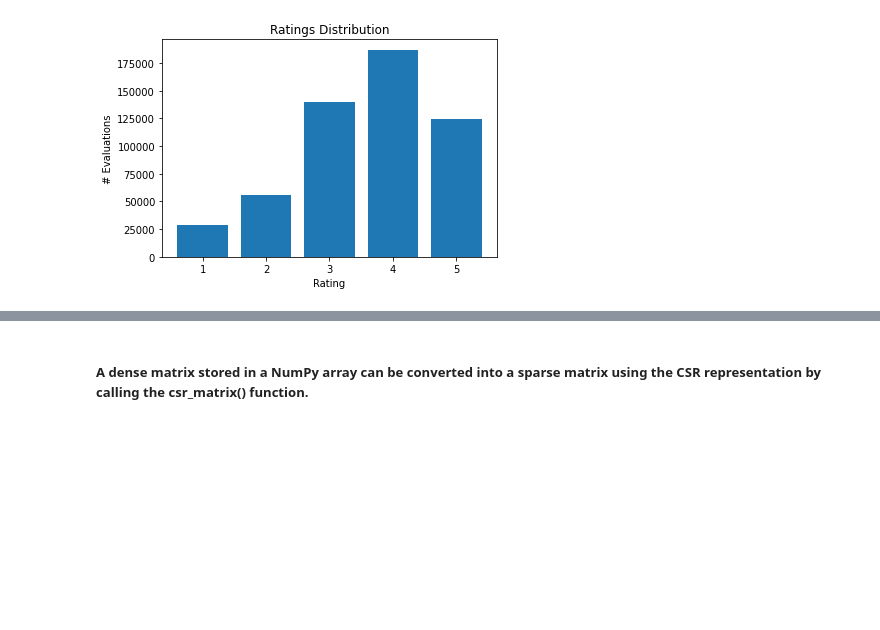
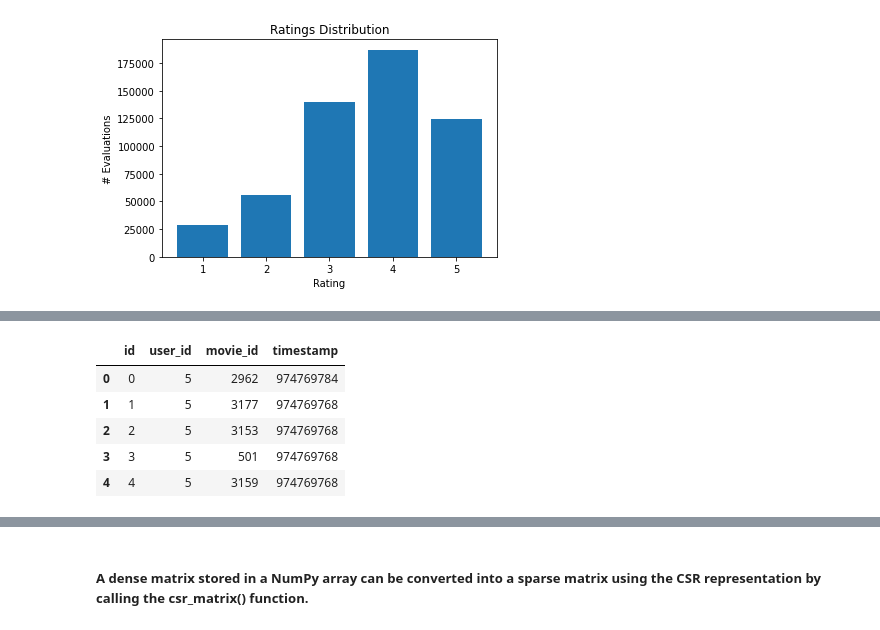
Before and after one commit to rodolfoarruda/MachineLearning, a Jupyter notebook: recom_sys.ipynb, the cells around one changed output, grey strips where cells are left out. Saved outputs shown, nothing was run; the diff lists cells and outputs as text; code cells hidden in the pictures; blank space fills up the shorter version.

```diff
--- a/recom_sys.ipynb
+++ b/recom_sys.ipynb
@@ -39,0 +88,10 @@ plt.ylabel('# Evaluations');
+# %%
+df_test = pd.read_csv('/content/drive/MyDrive/Doutorado/disciplinas/recom_sys/scc5966/test_data.csv',sep=',')
+df_test.head()
+# %% [output]
+|  | id | user_id | movie_id | timestamp |
+| 0 | 0 | 5 | 2962 | 974769784 |
+| 1 | 1 | 5 | 3177 | 974769768 |
+| 2 | 2 | 5 | 3153 | 974769768 |
+| 3 | 3 | 5 | 501 | 974769768 |
+| 4 | 4 | 5 | 3159 | 974769768 |
```
Also changed, not shown: parts of 40 cells of this notebook.
